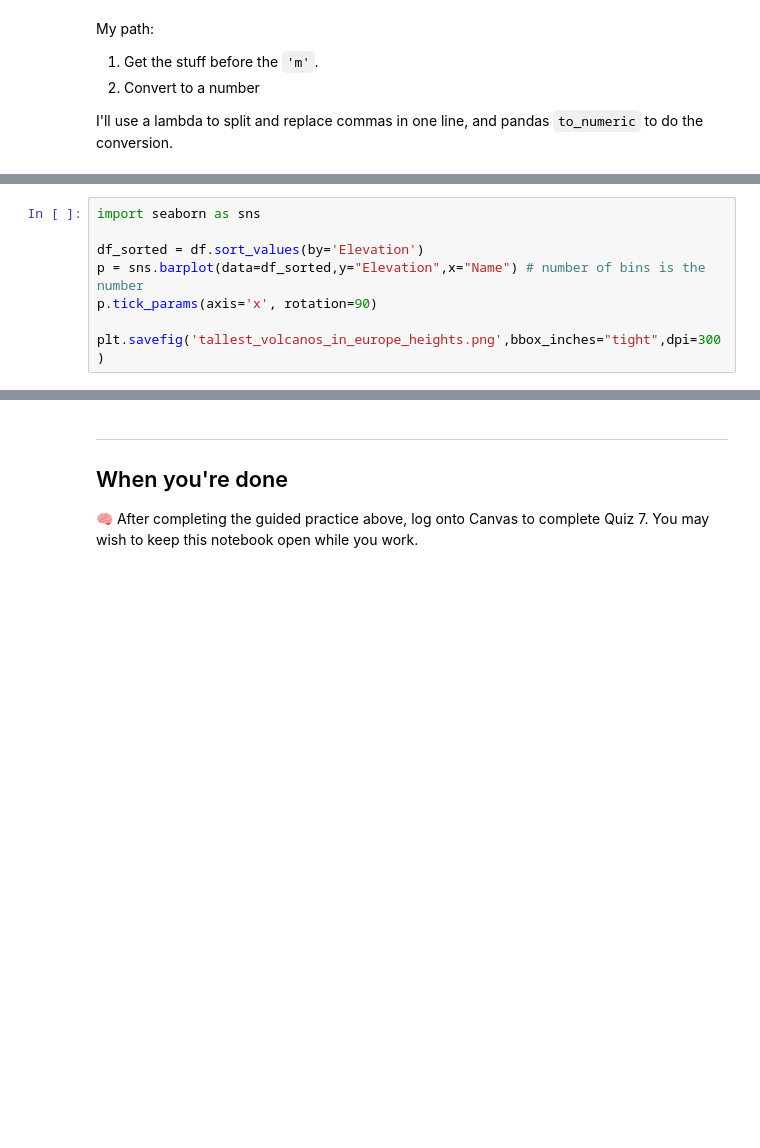
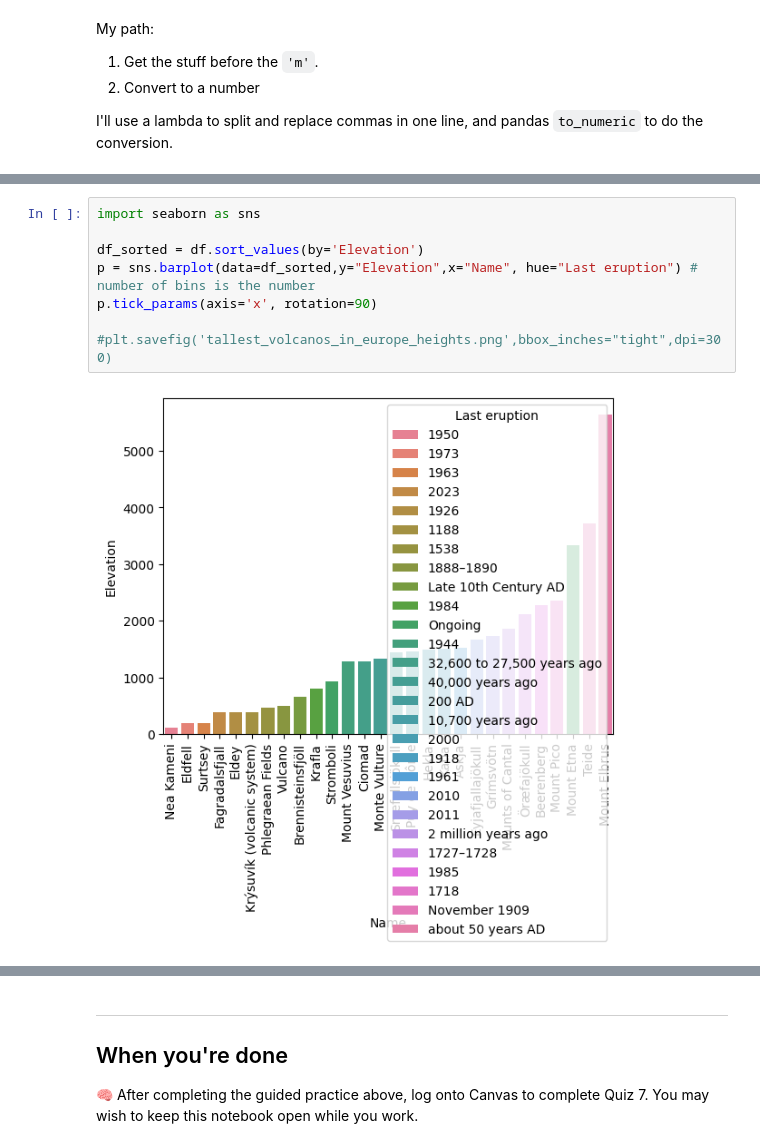
Before and after one commit to BJBranta/DS710, a Jupyter notebook: assignment7/Notebook_7.ipynb, the cells around one changed output, grey strips where cells are left out. Cells and saved outputs as stored; diff of their text form; blank space fills up the shorter version.

```diff
--- a/assignment7/Notebook_7.ipynb
+++ b/assignment7/Notebook_7.ipynb
@@ -222,8 +315,10 @@ df['Elevation'].head(5)
 # %%
 import seaborn as sns
 
 df_sorted = df.sort_values(by='Elevation')
-p = sns.barplot(data=df_sorted,y="Elevation",x="Name") # number of bins is the number
+p = sns.barplot(data=df_sorted,y="Elevation",x="Name", hue="Last eruption") # number of bins is the number
 p.tick_params(axis='x', rotation=90)
 
-plt.savefig('tallest_volcanos_in_europe_heights.png',bbox_inches="tight",dpi=300)
+#plt.savefig('tallest_volcanos_in_europe_heights.png',bbox_inches="tight",dpi=300)
+# %% [output]
+[figure, added]
```
Also changed, not shown: parts of 14 cells of this notebook, 10 other files.
